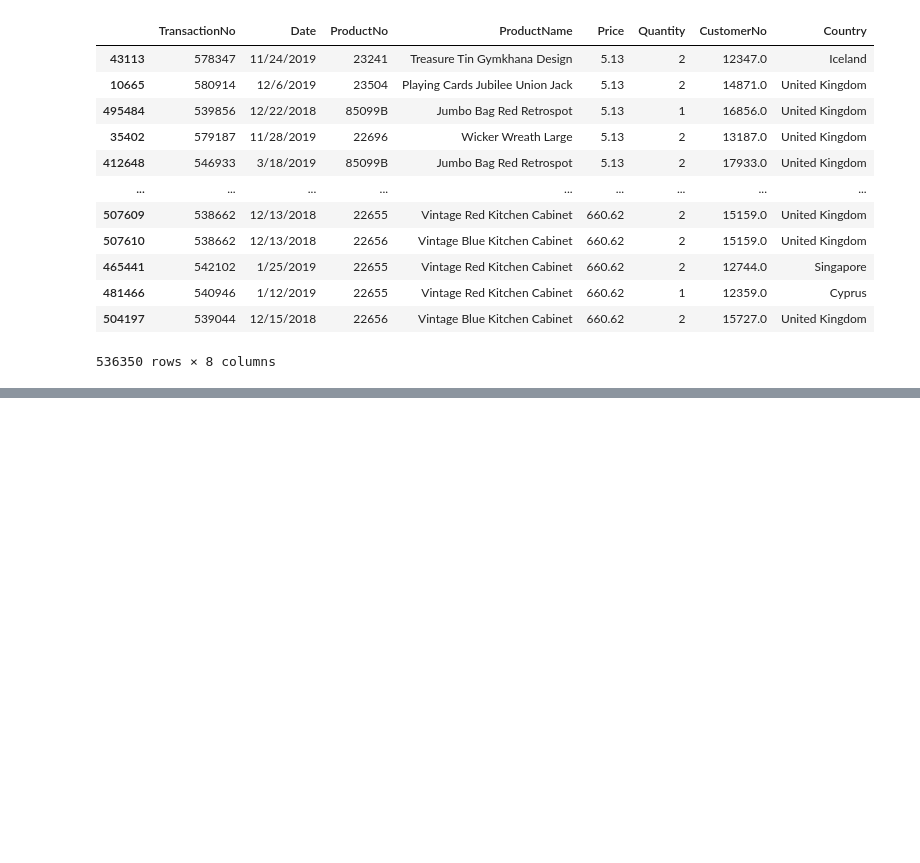
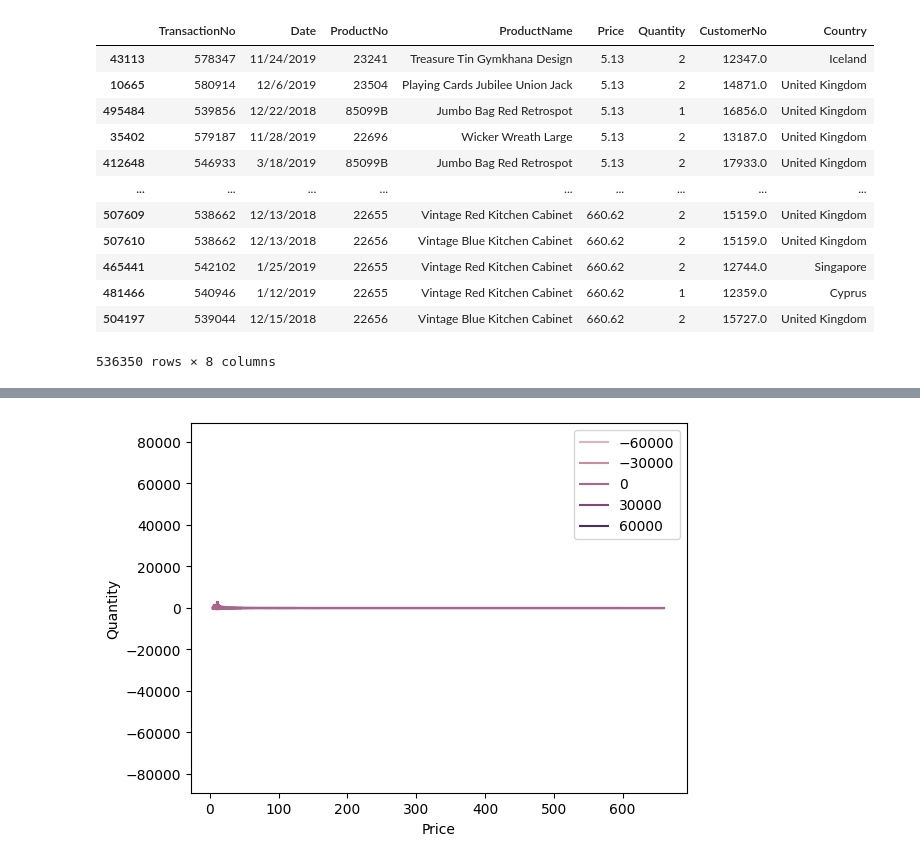
Before and after one commit to SnehRosh/python-data-science-course, a Jupyter notebook: ECommerce_DA.ipynb, the cells around one changed output, grey strips where cells are left out. Saved outputs shown, nothing was run; the diff lists cells and outputs as text; code cells hidden in the pictures; blank space fills up the shorter version.

```diff
--- a/ECommerce_DA.ipynb
+++ b/ECommerce_DA.ipynb
@@ -84,0 +140,10 @@ trans.sort_values(by='Price',ascending=True)
+# %%
+sns.lineplot(data=trans,
+             x='Price',
+             y='Quantity',
+             hue='Quantity'
+            )
+plt.legend()
+plt.show()
+# %% [output]
+[figure, added]
```
Also changed, not shown: parts of 8 cells of this notebook, 1 other file.
